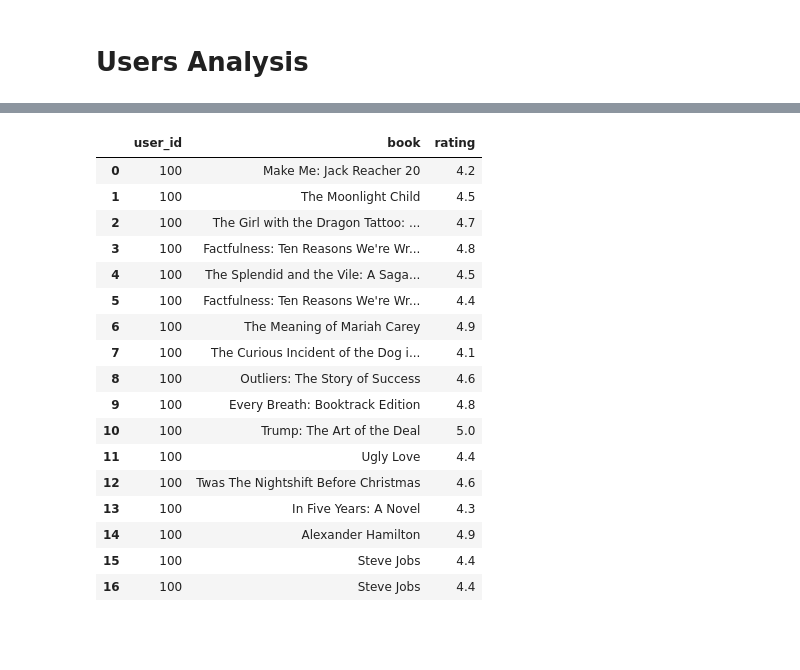
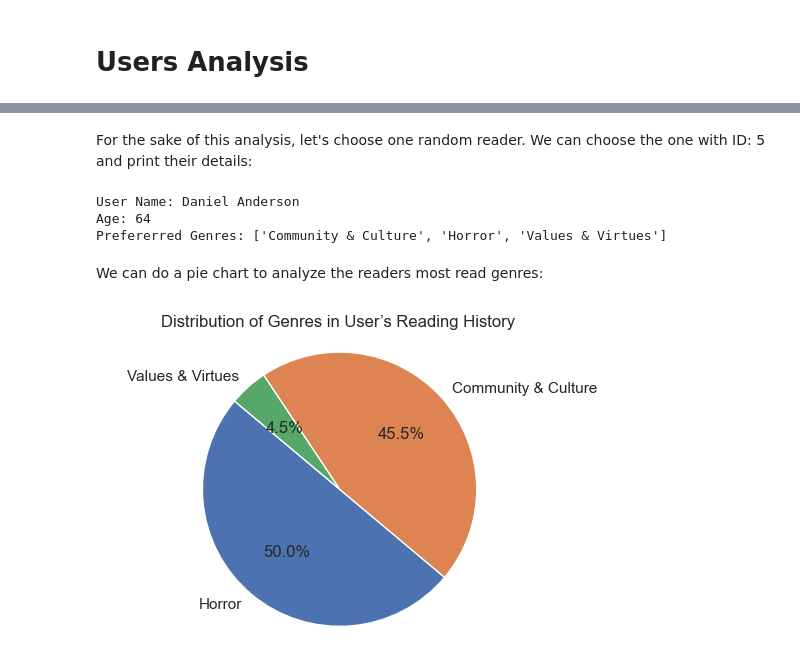
Before and after one commit to julietawenger/Hackaton1, a Jupyter notebook: UsersAnalysis.ipynb, the cells around one changed output, grey strips where cells are left out. Saved outputs shown, nothing was run; the diff lists cells and outputs as text; code cells hidden in the pictures; blank space fills up the shorter version.

Commit message:
users analysis

```diff
--- a/UsersAnalysis.ipynb
+++ b/UsersAnalysis.ipynb
@@ -15,26 +26,29 @@ def book_hist_to_df(user_df, target_user_ID):
     """This function takes a row from the users database and returns the users reading history in a DataFrame."""
     book_ratings = []
     for book in ast.literal_eval(user_df.iloc[target_user_ID]["book_history"]):
-            book_ratings.append({"user_id": target_user_ID, "book": book["book"], "rating": book["rating"]})
+            book_ratings.append({"user_id": target_user_ID, "book": book["book"], "rating": book["rating"], 'genre': book['genre']})
     return pd.DataFrame(book_ratings)
-# %%
-book_hist_to_df(user_df,100)
-# %% [output]
-|  | user_id | book | rating |
-| 0 | 100 | Make Me: Jack Reacher 20 | 4.2 |
-| 1 | 100 | The Moonlight Child | 4.5 |
-| 2 | 100 | The Girl with the Dragon Tattoo: ... | 4.7 |
-| 3 | 100 | Factfulness: Ten Reasons We're Wr... | 4.8 |
-| 4 | 100 | The Splendid and the Vile: A Saga... | 4.5 |
-| 5 | 100 | Factfulness: Ten Reasons We're Wr... | 4.4 |
-| 6 | 100 | The Meaning of Mariah Carey | 4.9 |
-| 7 | 100 | The Curious Incident of the Dog i... | 4.1 |
-| 8 | 100 | Outliers: The Story of Success | 4.6 |
-| 9 | 100 | Every Breath: Booktrack Edition | 4.8 |
-| 10 | 100 | Trump: The Art of the Deal | 5.0 |
-| 11 | 100 | Ugly Love | 4.4 |
-| 12 | 100 | Twas The Nightshift Before Christmas | 4.6 |
-| 13 | 100 | In Five Years: A Novel | 4.3 |
-| 14 | 100 | Alexander Hamilton | 4.9 |
-| 15 | 100 | Steve Jobs | 4.4 |
-| 16 | 100 | Steve Jobs | 4.4 |
+# %% [markdown]
+For the sake of this analysis, let's choose one random reader. We can choose the one with ID: 5 and print their details:
+# %%
+target_user_id = 5
+user_books_df = book_hist_to_df(user_df, target_user_id)
+
+print(f"User Name: {user_df.iloc[target_user_id]['name']}\nAge: {user_df.iloc[target_user_id]['age']}\nPrefererred Genres: {user_df.iloc[target_user_id]['preferences']}")
+# %% [output]
+User Name: Daniel Anderson
+Age: 64
+Prefererred Genres: ['Community & Culture', 'Horror', 'Values & Virtues']
+# %% [markdown]
+We can do a pie chart to analyze the readers most read genres:
+# %%
+# Plotting the distribution of genres (Pie chart)
+genre_counts = user_books_df['genre'].value_counts()
+
+plt.figure(figsize=(6, 4))
+plt.pie(genre_counts, labels=genre_counts.index, autopct='%1.1f%%', startangle=140)
+plt.title('Distribution of Genres in User’s Reading History')
+plt.axis('equal')  # Equal aspect ratio ensures that pie is drawn as a circle.
+plt.show()
+# %% [output]
+[figure, added]
```
Also changed, not shown: parts of 17 cells of this notebook.
